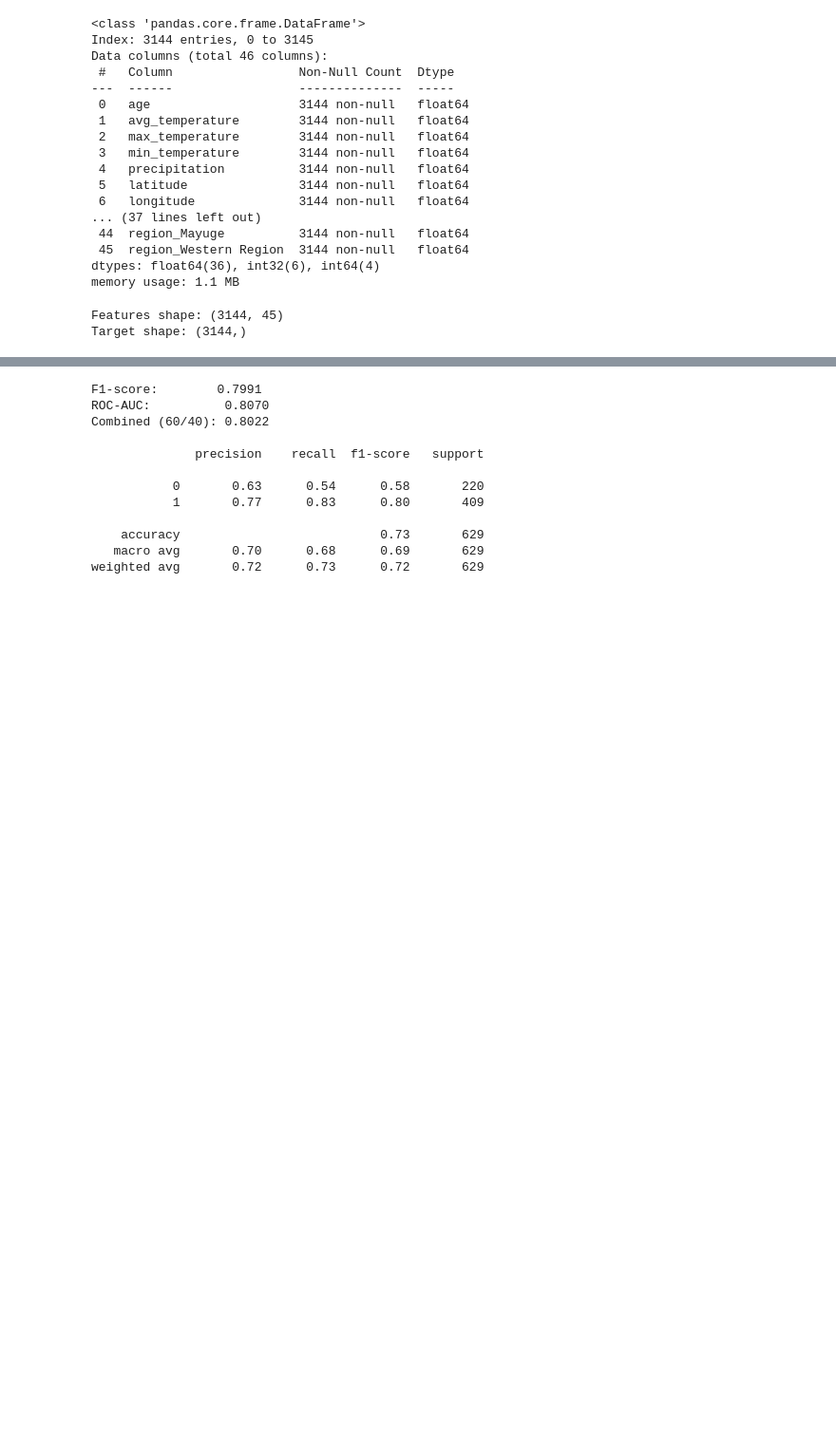
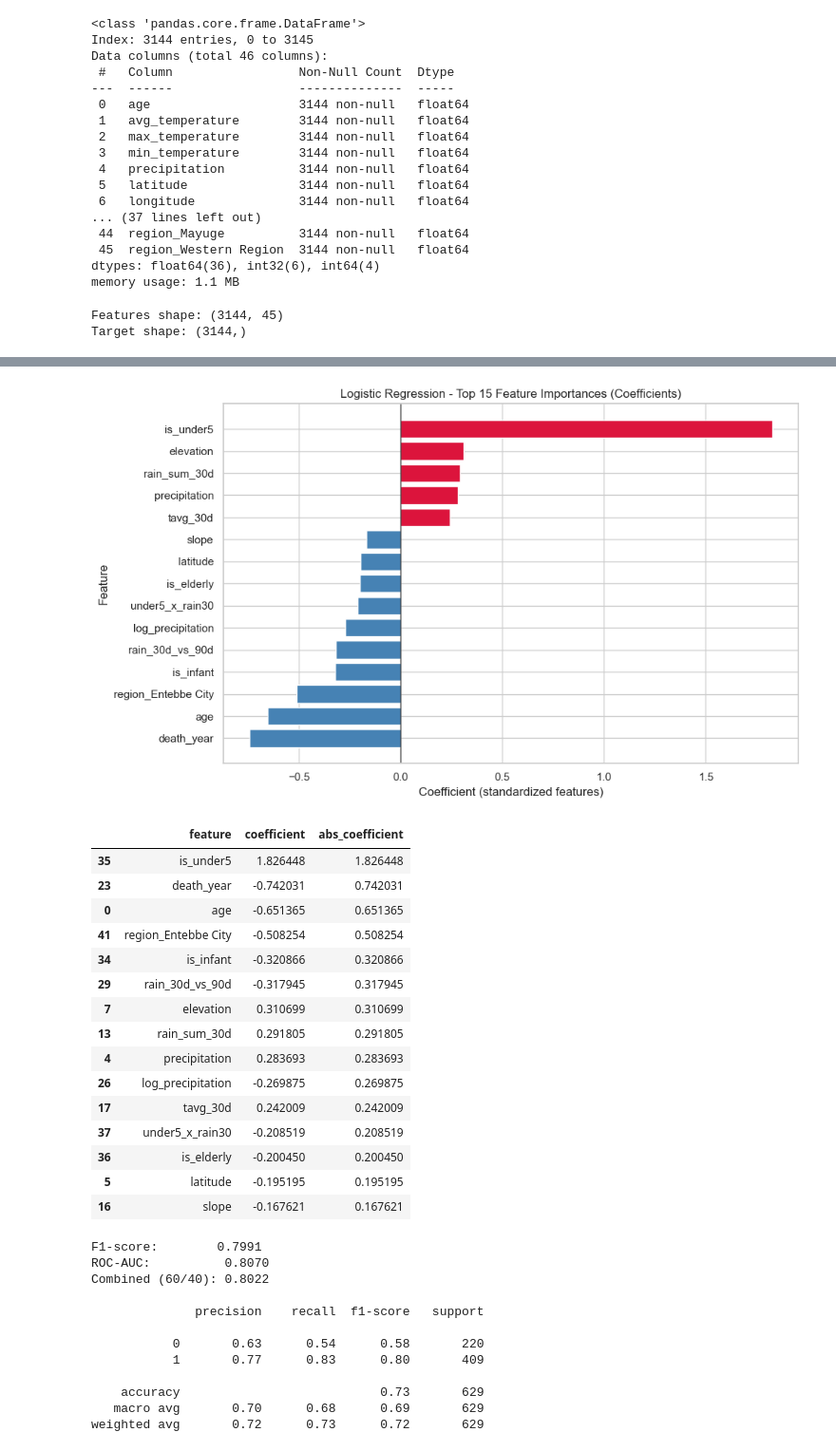
Before and after one commit to DevLaukey/Climate-risk-health-prediction, a Jupyter notebook: climate-risk-health-prediction.ipynb, the cells around one changed output, grey strips where cells are left out. Shown at 95% size. Drawn from its saved outputs; the diff is of its cells as text; code cells hidden in the pictures; blank space fills up the shorter version.

Commit message:
new model-w.86

```diff
--- a/climate-risk-health-prediction.ipynb
+++ b/climate-risk-health-prediction.ipynb
@@ -523,3 +504,46 @@ weighted avg       0.74      0.72      0.72       629
+# %%
+# Logistic Regression - Feature Importance
+# Coefficients are comparable because features were standardized before
+# fitting; sign shows direction (positive -> pushes toward climate-sensitive)
+lr_importance = pd.DataFrame({
+    'feature': X_train_scaled.columns,
+    'coefficient': model.coef_[0],
+})
+lr_importance['abs_coefficient'] = lr_importance['coefficient'].abs()
+lr_importance = lr_importance.sort_values('abs_coefficient', ascending=False)
+
+top_n = 15
+top_lr_importance = lr_importance.head(top_n).sort_values('coefficient')
+
+plt.figure(figsize=(10, 6))
+colors = top_lr_importance['coefficient'].apply(lambda c: 'crimson' if c > 0 else 'steelblue')
+plt.barh(top_lr_importance['feature'], top_lr_importance['coefficient'], color=colors)
+plt.axvline(0, color='black', linewidth=0.8)
+plt.title(f'Logistic Regression - Top {top_n} Feature Importances (Coefficients)')
+plt.xlabel('Coefficient (standardized features)')
+plt.ylabel('Feature')
+plt.tight_layout()
+plt.show()
+
+lr_importance.head(top_n)
+# %% [output]
+[figure, added]
+|  | feature | coefficient | abs_coefficient |
+| 35 | is_under5 | 1.826448 | 1.826448 |
+| 23 | death_year | -0.742031 | 0.742031 |
+| 0 | age | -0.651365 | 0.651365 |
+| 41 | region_Entebbe City | -0.508254 | 0.508254 |
+| 34 | is_infant | -0.320866 | 0.320866 |
+| 29 | rain_30d_vs_90d | -0.317945 | 0.317945 |
+| 7 | elevation | 0.310699 | 0.310699 |
+| 13 | rain_sum_30d | 0.291805 | 0.291805 |
+| 4 | precipitation | 0.283693 | 0.283693 |
+| 26 | log_precipitation | -0.269875 | 0.269875 |
+| 17 | tavg_30d | 0.242009 | 0.242009 |
+| 37 | under5_x_rain30 | -0.208519 | 0.208519 |
+| 36 | is_elderly | -0.200450 | 0.200450 |
+| 5 | latitude | -0.195195 | 0.195195 |
+| 16 | slope | -0.167621 | 0.167621 |
 # %%
 # Random Forest (no scaling needed - trees are scale-invariant)
 rf_model = RandomForestClassifier(
```
Also changed, not shown: parts of 18 cells of this notebook, 12 other files.
